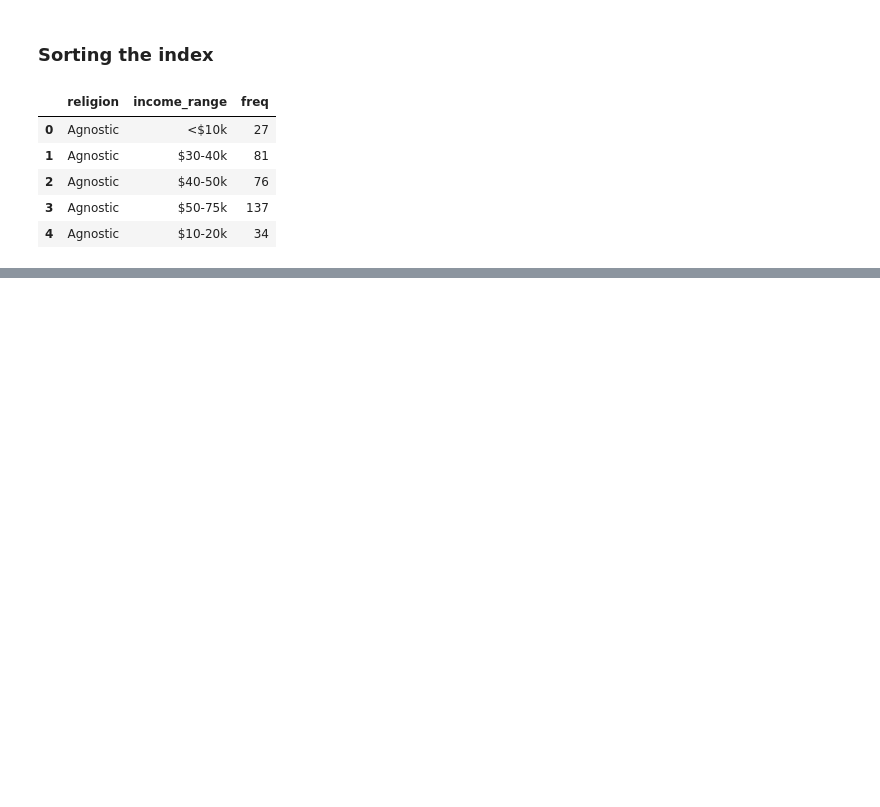
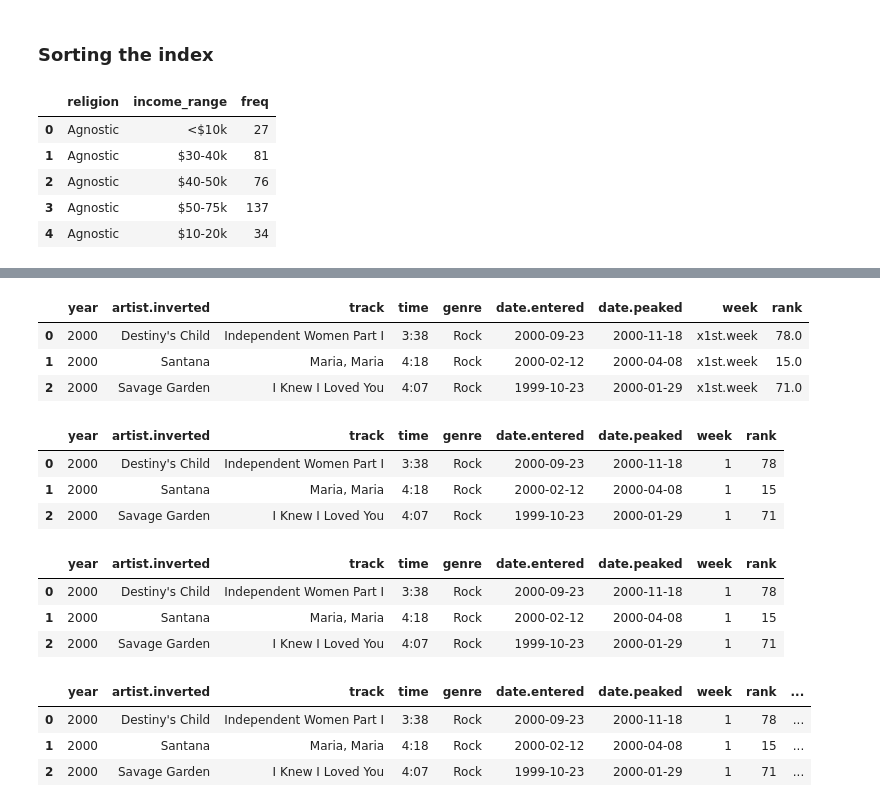
Before and after one commit to Mantej-Singh/Tidy-Data---Python, a Jupyter notebook: Tidy Data.ipynb, the cells around one changed output, grey strips where cells are left out. Drawn from its saved outputs; the diff is of its cells as text; code cells hidden in the pictures; blank space fills up the shorter version.

```diff
--- a/Tidy Data.ipynb
+++ b/Tidy Data.ipynb
@@ -73,0 +122,40 @@ new_df.head()
+# %%
+# Formatting
+df.fillna(0, inplace=True)
+# %%
+df[:3]
+# %% [output]
+|  | year | artist.inverted | track | time | genre | date.entered | date.peaked | week | rank |
+| 0 | 2000 | Destiny's Child | Independent Women Part I | 3:38 | Rock | 2000-09-23 | 2000-11-18 | x1st.week | 78.0 |
+| 1 | 2000 | Santana | Maria, Maria | 4:18 | Rock | 2000-02-12 | 2000-04-08 | x1st.week | 15.0 |
+| 2 | 2000 | Savage Garden | I Knew I Loved You | 4:07 | Rock | 1999-10-23 | 2000-01-29 | x1st.week | 71.0 |
+# %%
+df["week"] = df['week'].str.extract('(\d+)', expand=False).astype(int)
+df["rank"] = df["rank"].astype(int)
+# %%
+df[:3]
+# %% [output]
+|  | year | artist.inverted | track | time | genre | date.entered | date.peaked | week | rank |
+| 0 | 2000 | Destiny's Child | Independent Women Part I | 3:38 | Rock | 2000-09-23 | 2000-11-18 | 1 | 78 |
+| 1 | 2000 | Santana | Maria, Maria | 4:18 | Rock | 2000-02-12 | 2000-04-08 | 1 | 15 |
+| 2 | 2000 | Savage Garden | I Knew I Loved You | 4:07 | Rock | 1999-10-23 | 2000-01-29 | 1 | 71 |
+# %%
+# Cleaning out unnecessary rows
+df = df.dropna()
+df[:3]
+# %% [output]
+|  | year | artist.inverted | track | time | genre | date.entered | date.peaked | week | rank |
+| 0 | 2000 | Destiny's Child | Independent Women Part I | 3:38 | Rock | 2000-09-23 | 2000-11-18 | 1 | 78 |
+| 1 | 2000 | Santana | Maria, Maria | 4:18 | Rock | 2000-02-12 | 2000-04-08 | 1 | 15 |
+| 2 | 2000 | Savage Garden | I Knew I Loved You | 4:07 | Rock | 1999-10-23 | 2000-01-29 | 1 | 71 |
+# %%
+# Create "date" columns
+df['date'] = pd.to_datetime(df['date.entered'])
+#df['date'] = pd.to_datetime(df['date.entered']) + pd.to_timedelta(df['week'], unit='w') - pd.DateOffset(weeks=1)
+
+df[:3]
+# %% [output]
+|  | year | artist.inverted | track | time | genre | date.entered | date.peaked | week | rank | ... |
+| 0 | 2000 | Destiny's Child | Independent Women Part I | 3:38 | Rock | 2000-09-23 | 2000-11-18 | 1 | 78 | ... |
+| 1 | 2000 | Santana | Maria, Maria | 4:18 | Rock | 2000-02-12 | 2000-04-08 | 1 | 15 | ... |
+| 2 | 2000 | Savage Garden | I Knew I Loved You | 4:07 | Rock | 1999-10-23 | 2000-01-29 | 1 | 71 | ... |
```
Also changed, not shown: parts of 12 cells of this notebook.
